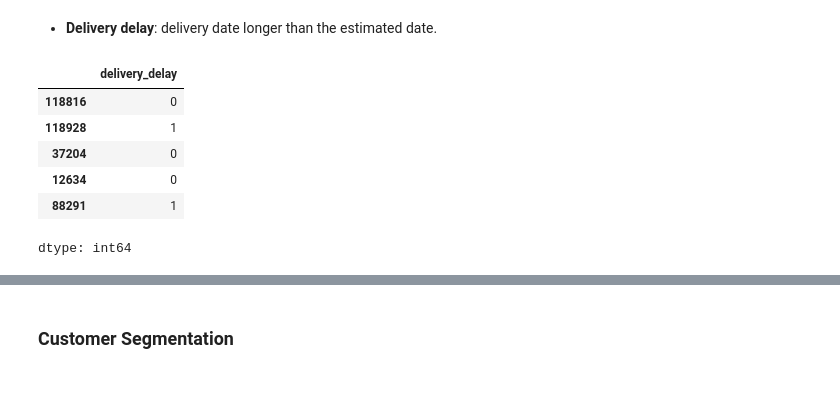
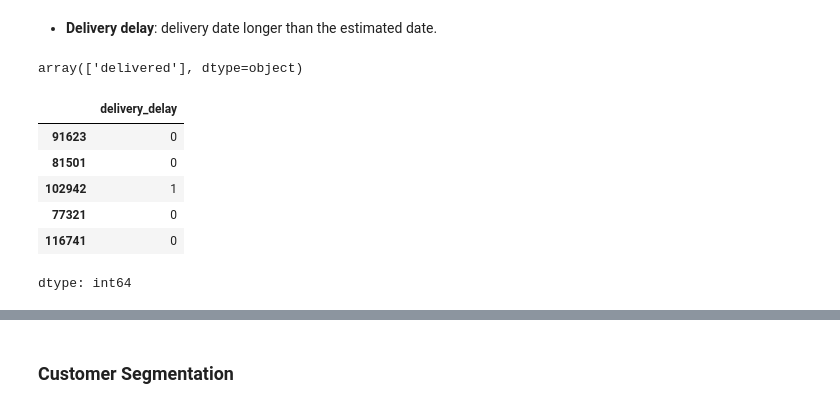
Before and after one commit to pathilink/triggo-ai_case, a Jupyter notebook: notebook/triggo_ai_business.ipynb, the cells around one changed output, grey strips where cells are left out. Saved outputs shown, nothing was run; the diff lists cells and outputs as text; code cells hidden in the pictures.

```diff
--- a/notebook/triggo_ai_business.ipynb
+++ b/notebook/triggo_ai_business.ipynb
@@ -32,2 +62,15 @@ df.head()
 # %%
 df_ = df.copy()
+# %%
+# alter str -> timestamp
+cols_to_convert = ['order_purchase_timestamp',
+                   'order_approved_at',
+                   'order_delivered_carrier_date',
+                   'order_delivered_customer_date',
+                   'order_estimated_delivery_date',
+                   'shipping_limit_date',
+                   'review_creation_date',
+                   'review_answer_timestamp']
+
+df_[cols_to_convert] = df_[cols_to_convert].apply(pd.to_datetime, errors='coerce')
+df_.info()
@@ -34,3 +119,9 @@ df_ = df.copy()
+# %%
+# drop columns with high percentage of nulls
+df_ = df_.drop(columns=['review_comment_title', 'review_comment_message'])
+# %%
+# drop null rows
+df_ = df_.dropna()
 # %% [markdown]
 ## Business Problems
 # %% [markdown]
@@ -65,14 +156,20 @@ Retention rate: 3.05%.
 ### Delay Prediction
 # %% [markdown]
 * **Delivery delay**: delivery date longer than the estimated date.
+# %%
+df_delay = df_.query('order_status == "delivered"').copy()
+# %%
+df_delay['order_status'].unique()
+# %% [output]
+array(['delivered'], dtype=object)
 # %%
-df_['delivery_delay'] = np.where(df_['order_estimated_delivery_date'] < df_['order_delivered_customer_date'], 1, 0)
-df_['delivery_delay'].sample(5)
+df_delay['delivery_delay'] = np.where(df_delay['order_estimated_delivery_date'] < df_delay['order_delivered_customer_date'], 1, 0)
+df_delay['delivery_delay'].sample(5)
 # %% [output]
 |  | delivery_delay |
-| 118816 | 0 |
-| 118928 | 1 |
-| 37204 | 0 |
-| 12634 | 0 |
-| 88291 | 1 |
+| 91623 | 0 |
+| 81501 | 0 |
+| 102942 | 1 |
+| 77321 | 0 |
+| 116741 | 0 |
 dtype: int64
```
Also changed, not shown: parts of 38 cells of this notebook.
